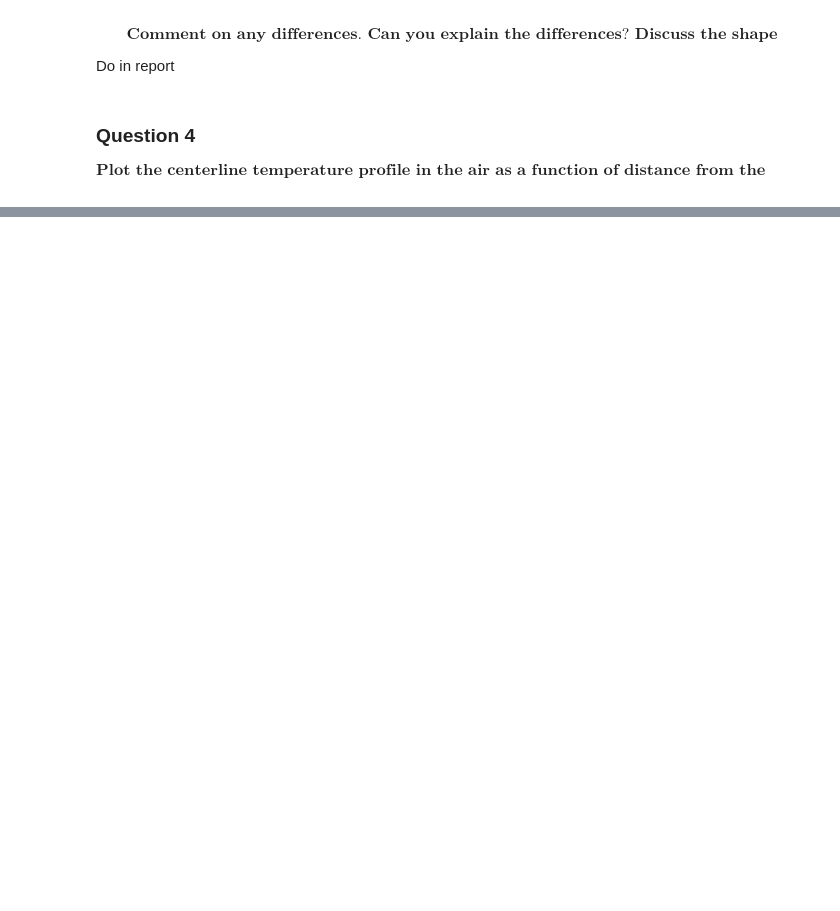
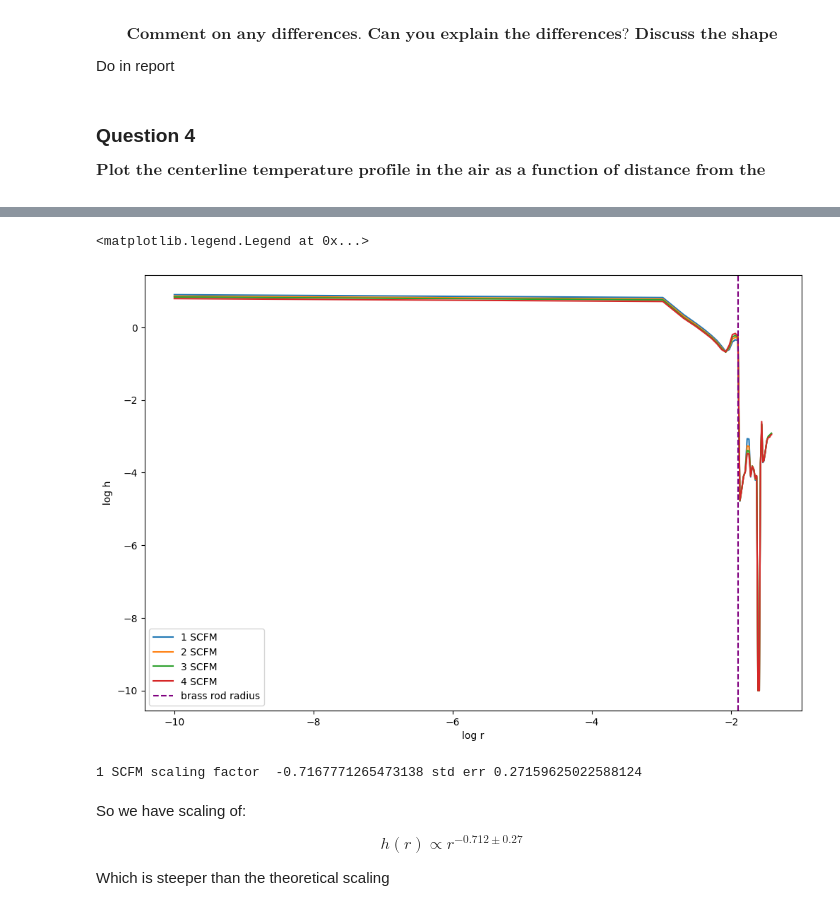
Before and after one commit to rahilisashaik/cbe154, a Jupyter notebook: heat-transfer-2/updated_HT_data_analysis.ipynb, the cells around one changed output, grey strips where cells are left out. Drawn from its saved outputs; the diff is of its cells as text; code cells hidden in the pictures; blank space fills up the shorter version.

```diff
--- a/heat-transfer-2/updated_HT_data_analysis.ipynb
+++ b/heat-transfer-2/updated_HT_data_analysis.ipynb
@@ -490,0 +646,23 @@ plt.show()
+# %%
+plt.figure(figsize=(12, 8))
+plt.plot(rod_face_1['log r'], rod_face_1["log h_radial"], label="1 SCFM")
+plt.plot(rod_face_2['log r'], rod_face_2["log h_radial"], label="2 SCFM")
+plt.plot(rod_face_3['log r'], rod_face_3["log h_radial"], label="3 SCFM")
+plt.plot(rod_face_4['log r'], rod_face_4["log h_radial"], label = "4 SCFM")
+plt.axvline(x = np.log10(radial_length) , label="brass rod radius", linestyle="--", color="purple")
+plt.xlabel("log r")
+plt.ylabel("log h")
+plt.legend()
+# %% [output]
+<matplotlib.legend.Legend at 0x...>
+[figure, added]
+# %%
+print("1 SCFM scaling factor ", slope_1, "std err", std_error_1)
+# %% [output]
+1 SCFM scaling factor  -0.7167771265473138 std err 0.27159625022588124
+# %% [markdown]
+So we have scaling of:
+
+$$ h(r) \propto r^{-0.712 ± 0.27} $$
+
+Which is steeper than the theoretical scaling
```
Also changed, not shown: parts of 41 cells of this notebook, 1 other file.
